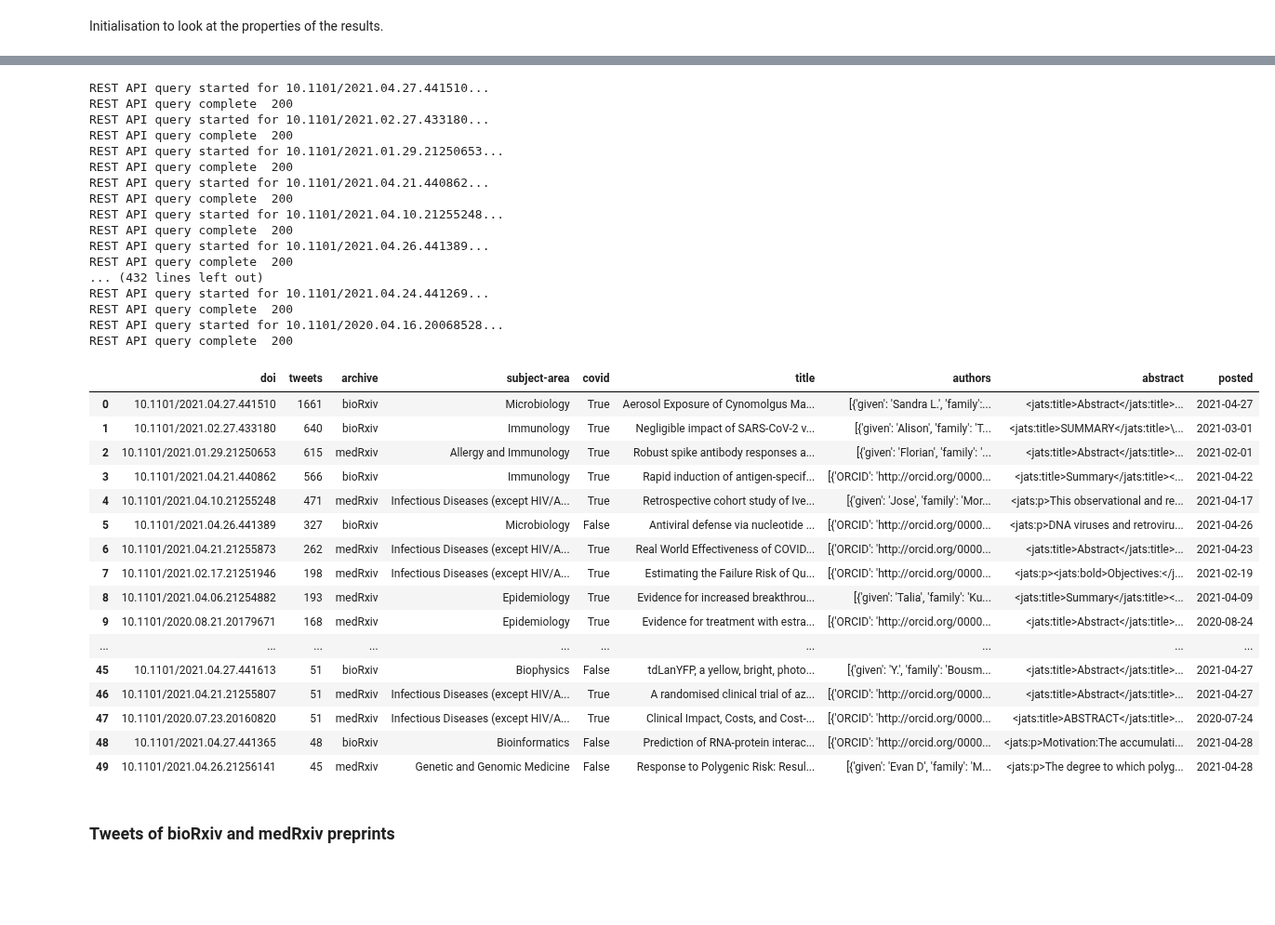
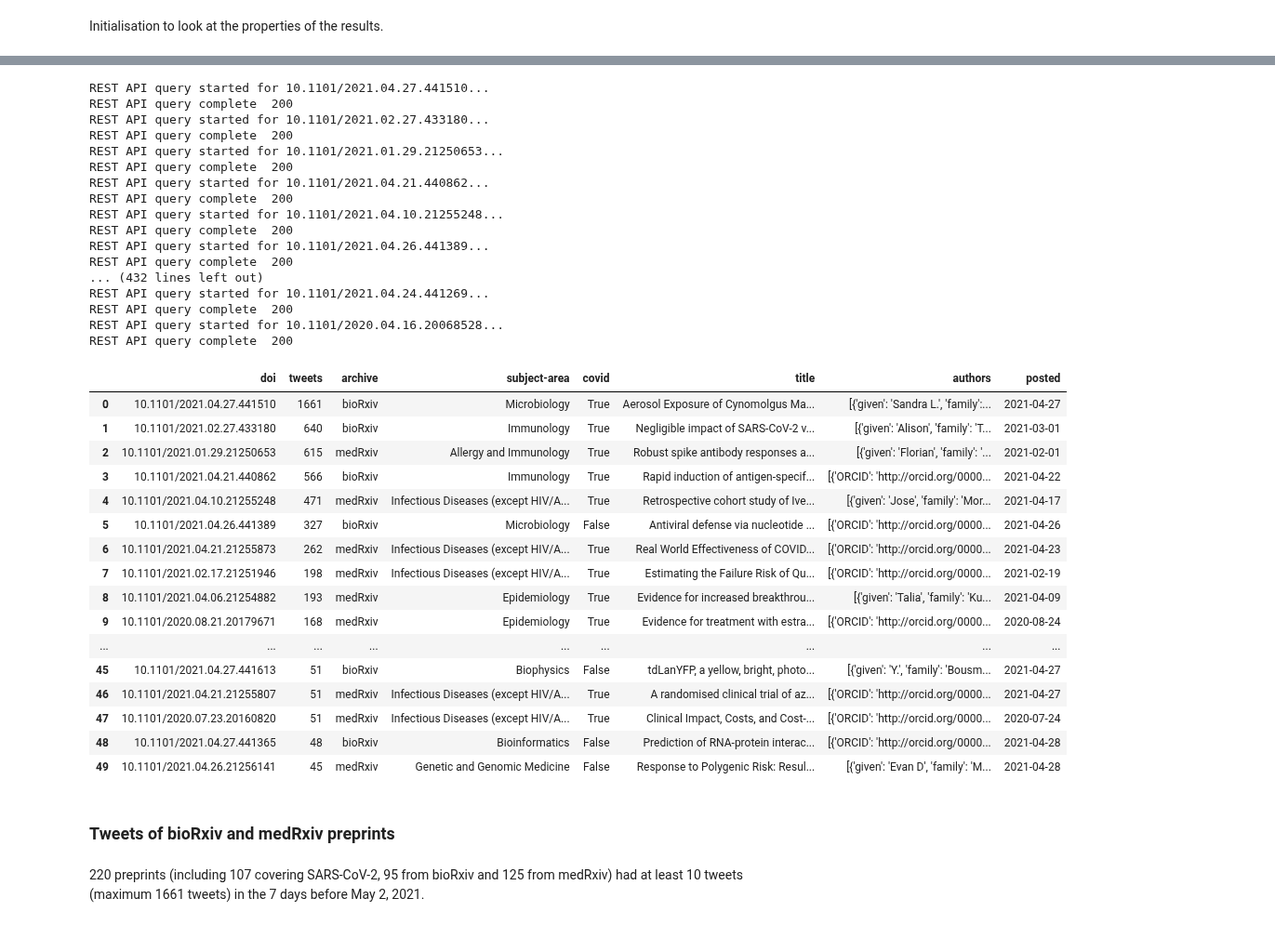
Before and after one commit to front-matter/notebooks, a Jupyter notebook: preprint_tweets.ipynb, the cells around one changed output, grey strips where cells are left out. Shown at 93% size. Drawn from its saved outputs; the diff is of its cells as text; code cells hidden in the pictures; blank space fills up the shorter version.

Commit message:
export csv that renders

```diff
--- a/preprint_tweets.ipynb
+++ b/preprint_tweets.ipynb
@@ -86,50 +87,54 @@ rest = mrced2.restApi(email = email)
 
 data = []
 
 for index, row in cdf.iterrows():
     rest.runQuery(row)
     if rest.work is not None:
         data.append(rest.work)
 
 tdf = pandas.DataFrame(data, columns=['doi','tweets','archive','subject-area','covid','title','authors','abstract','posted'])
 tdf.to_csv('1101/preprint_tweets.csv')
 
+# remove abstract column so that CSV size is smaller and it can be rendered nicely in GitHub
+tdf = tdf.drop('abstract', 1)
+tdf.to_csv('1101/preprint_tweets_no_abstract.csv')
+
 tdf.head(50)
 # %% [output]
 REST API query started for 10.1101/2021.04.27.441510...
 REST API query complete  200
 REST API query started for 10.1101/2021.02.27.433180...
 REST API query complete  200
 REST API query started for 10.1101/2021.01.29.21250653...
 REST API query complete  200
 REST API query started for 10.1101/2021.04.21.440862...
 REST API query complete  200
 REST API query started for 10.1101/2021.04.10.21255248...
 REST API query complete  200
 REST API query started for 10.1101/2021.04.26.441389...
 REST API query complete  200
 ... (432 lines left out)
 REST API query started for 10.1101/2021.04.24.441269...
 REST API query complete  200
 REST API query started for 10.1101/2020.04.16.20068528...
 REST API query complete  200
-|  | doi | tweets | archive | subject-area | covid | title | authors | abstract | posted |
-| 0 | 10.1101/2021.04.27.441510 | 1661 | bioRxiv | Microbiology | True | Aerosol Exposure of Cynomolgus Ma... | [{'given': 'Sandra L.', 'family':... | <jats:title>Abstract</jats:title>... | 2021-04-27 |
-| 1 | 10.1101/2021.02.27.433180 | 640 | bioRxiv | Immunology | True | Negligible impact of SARS-CoV-2 v... | [{'given': 'Alison', 'family': 'T... | <jats:title>SUMMARY</jats:title>\... | 2021-03-01 |
-| 2 | 10.1101/2021.01.29.21250653 | 615 | medRxiv | Allergy and Immunology | True | Robust spike antibody responses a... | [{'given': 'Florian', 'family': '... | <jats:title>Abstract</jats:title>... | 2021-02-01 |
-| 3 | 10.1101/2021.04.21.440862 | 566 | bioRxiv | Immunology | True | Rapid induction of antigen-specif... | [{'ORCID': 'http://orcid.org/0000... | <jats:title>Summary</jats:title><... | 2021-04-22 |
-| 4 | 10.1101/2021.04.10.21255248 | 471 | medRxiv | Infectious Diseases (except HIV/A... | True | Retrospective cohort study of Ive... | [{'given': 'Jose', 'family': 'Mor... | <jats:p>This observational and re... | 2021-04-17 |
-| 5 | 10.1101/2021.04.26.441389 | 327 | bioRxiv | Microbiology | False | Antiviral defense via nucleotide ... | [{'ORCID': 'http://orcid.org/0000... | <jats:p>DNA viruses and retroviru... | 2021-04-26 |
-| 6 | 10.1101/2021.04.21.21255873 | 262 | medRxiv | Infectious Diseases (except HIV/A... | True | Real World Effectiveness of COVID... | [{'ORCID': 'http://orcid.org/0000... | <jats:title>Abstract</jats:title>... | 2021-04-23 |
-| 7 | 10.1101/2021.02.17.21251946 | 198 | medRxiv | Infectious Diseases (except HIV/A... | True | Estimating the Failure Risk of Qu... | [{'ORCID': 'http://orcid.org/0000... | <jats:p><jats:bold>Objectives:</j... | 2021-02-19 |
-| 8 | 10.1101/2021.04.06.21254882 | 193 | medRxiv | Epidemiology | True | Evidence for increased breakthrou... | [{'given': 'Talia', 'family': 'Ku... | <jats:title>Summary</jats:title><... | 2021-04-09 |
-| 9 | 10.1101/2020.08.21.20179671 | 168 | medRxiv | Epidemiology | True | Evidence for treatment with estra... | [{'ORCID': 'http://orcid.org/0000... | <jats:title>Abstract</jats:title>... | 2020-08-24 |
-| ... | ... | ... | ... | ... | ... | ... | ... | ... | ... |
-| 45 | 10.1101/2021.04.27.441613 | 51 | bioRxiv | Biophysics | False | tdLanYFP, a yellow, bright, photo... | [{'given': 'Y.', 'family': 'Bousm... | <jats:title>Abstract</jats:title>... | 2021-04-27 |
-| 46 | 10.1101/2021.04.21.21255807 | 51 | medRxiv | Infectious Diseases (except HIV/A... | True | A randomised clinical trial of az... | [{'ORCID': 'http://orcid.org/0000... | <jats:title>Abstract</jats:title>... | 2021-04-27 |
-| 47 | 10.1101/2020.07.23.20160820 | 51 | medRxiv | Infectious Diseases (except HIV/A... | True | Clinical Impact, Costs, and Cost-... | [{'ORCID': 'http://orcid.org/0000... | <jats:title>ABSTRACT</jats:title>... | 2020-07-24 |
-| 48 | 10.1101/2021.04.27.441365 | 48 | bioRxiv | Bioinformatics | False | Prediction of RNA-protein interac... | [{'ORCID': 'http://orcid.org/0000... | <jats:p>Motivation:The accumulati... | 2021-04-28 |
-| 49 | 10.1101/2021.04.26.21256141 | 45 | medRxiv | Genetic and Genomic Medicine | False | Response to Polygenic Risk: Resul... | [{'given': 'Evan D', 'family': 'M... | <jats:p>The degree to which polyg... | 2021-04-28 |
+|  | doi | tweets | archive | subject-area | covid | title | authors | posted |
+| 0 | 10.1101/2021.04.27.441510 | 1661 | bioRxiv | Microbiology | True | Aerosol Exposure of Cynomolgus Ma... | [{'given': 'Sandra L.', 'family':... | 2021-04-27 |
+| 1 | 10.1101/2021.02.27.433180 | 640 | bioRxiv | Immunology | True | Negligible impact of SARS-CoV-2 v... | [{'given': 'Alison', 'family': 'T... | 2021-03-01 |
+| 2 | 10.1101/2021.01.29.21250653 | 615 | medRxiv | Allergy and Immunology | True | Robust spike antibody responses a... | [{'given': 'Florian', 'family': '... | 2021-02-01 |
+| 3 | 10.1101/2021.04.21.440862 | 566 | bioRxiv | Immunology | True | Rapid induction of antigen-specif... | [{'ORCID': 'http://orcid.org/0000... | 2021-04-22 |
+| 4 | 10.1101/2021.04.10.21255248 | 471 | medRxiv | Infectious Diseases (except HIV/A... | True | Retrospective cohort study of Ive... | [{'given': 'Jose', 'family': 'Mor... | 2021-04-17 |
+| 5 | 10.1101/2021.04.26.441389 | 327 | bioRxiv | Microbiology | False | Antiviral defense via nucleotide ... | [{'ORCID': 'http://orcid.org/0000... | 2021-04-26 |
+| 6 | 10.1101/2021.04.21.21255873 | 262 | medRxiv | Infectious Diseases (except HIV/A... | True | Real World Effectiveness of COVID... | [{'ORCID': 'http://orcid.org/0000... | 2021-04-23 |
+| 7 | 10.1101/2021.02.17.21251946 | 198 | medRxiv | Infectious Diseases (except HIV/A... | True | Estimating the Failure Risk of Qu... | [{'ORCID': 'http://orcid.org/0000... | 2021-02-19 |
+| 8 | 10.1101/2021.04.06.21254882 | 193 | medRxiv | Epidemiology | True | Evidence for increased breakthrou... | [{'given': 'Talia', 'family': 'Ku... | 2021-04-09 |
+| 9 | 10.1101/2020.08.21.20179671 | 168 | medRxiv | Epidemiology | True | Evidence for treatment with estra... | [{'ORCID': 'http://orcid.org/0000... | 2020-08-24 |
+| ... | ... | ... | ... | ... | ... | ... | ... | ... |
+| 45 | 10.1101/2021.04.27.441613 | 51 | bioRxiv | Biophysics | False | tdLanYFP, a yellow, bright, photo... | [{'given': 'Y.', 'family': 'Bousm... | 2021-04-27 |
+| 46 | 10.1101/2021.04.21.21255807 | 51 | medRxiv | Infectious Diseases (except HIV/A... | True | A randomised clinical trial of az... | [{'ORCID': 'http://orcid.org/0000... | 2021-04-27 |
+| 47 | 10.1101/2020.07.23.20160820 | 51 | medRxiv | Infectious Diseases (except HIV/A... | True | Clinical Impact, Costs, and Cost-... | [{'ORCID': 'http://orcid.org/0000... | 2020-07-24 |
+| 48 | 10.1101/2021.04.27.441365 | 48 | bioRxiv | Bioinformatics | False | Prediction of RNA-protein interac... | [{'ORCID': 'http://orcid.org/0000... | 2021-04-28 |
+| 49 | 10.1101/2021.04.26.21256141 | 45 | medRxiv | Genetic and Genomic Medicine | False | Response to Polygenic Risk: Resul... | [{'given': 'Evan D', 'family': 'M... | 2021-04-28 |
 # %% [markdown]
 ### Tweets of bioRxiv and medRxiv preprints
 # %%
@@ -140,3 +145,5 @@ num_covid = tdf['covid'].value_counts(ascending=True)[1]
 max_count = tdf['tweets'].max()
 
 md('{} preprints (including {} covering SARS-CoV-2, {} from bioRxiv and {} from medRxiv) had at least 10 tweets (maximum {} tweets) in the 7 days before {}.'.format(num_rows, num_covid, num_biorxiv, num_medrxiv, max_count, datetime.today().strftime('%B %-d, %Y')))
+# %% [output]
+220 preprints (including 107 covering SARS-CoV-2, 95 from bioRxiv and 125 from medRxiv) had at least 10 tweets (maximum 1661 tweets) in the 7 days before May 2, 2021.
```
Also changed, not shown: parts of 1 cell of this notebook, 4 other files.
